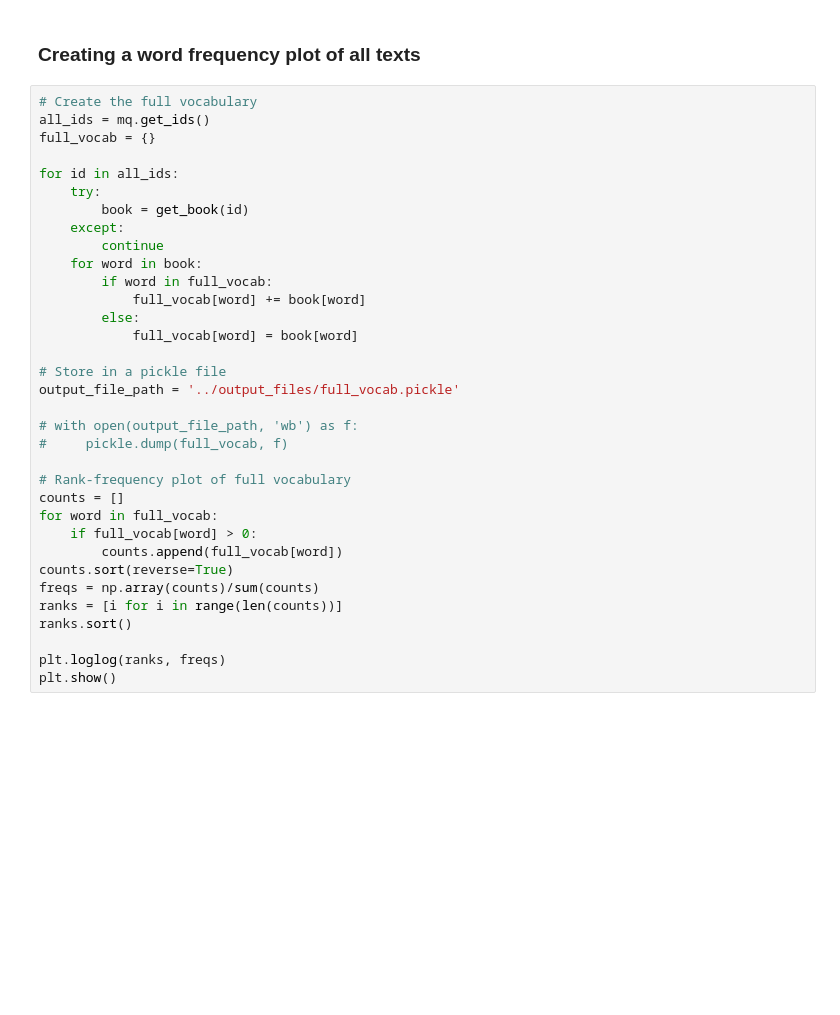
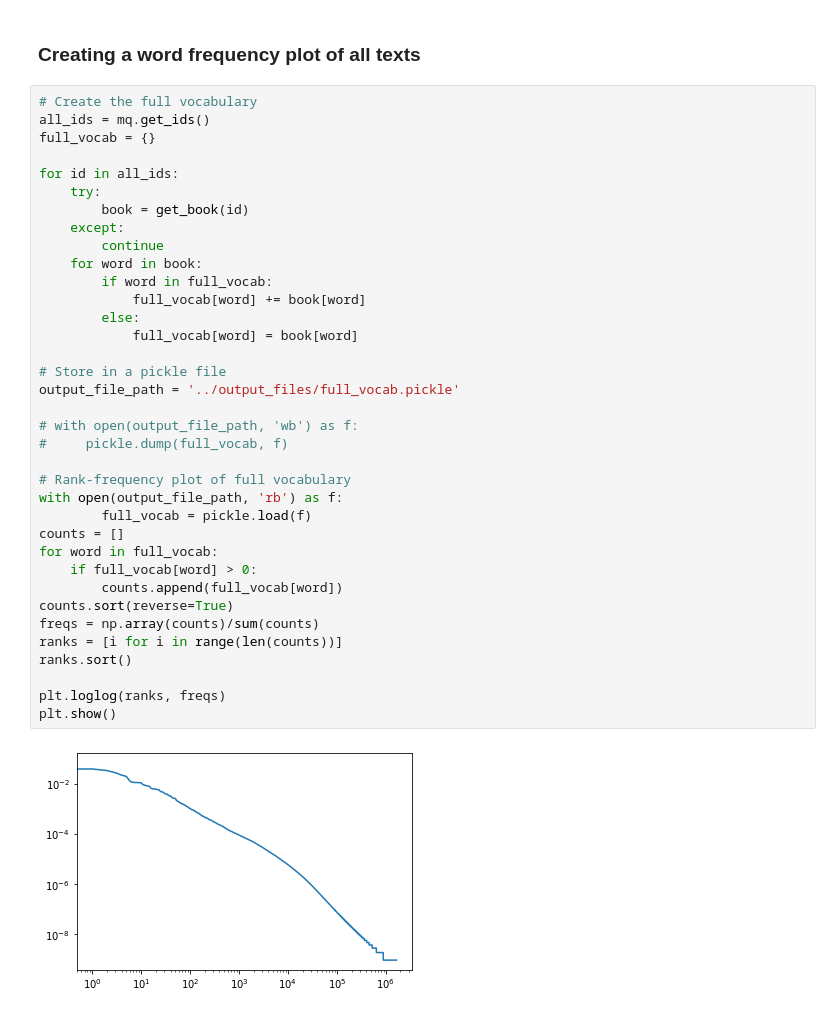
Before and after one commit to benjaminshade/quantifying-dissimilarity, a Jupyter notebook: gutenberg-analysis/final_analysis/misc_calculations.ipynb, the cells around one changed output. Cells and saved outputs as stored; diff of their text form; blank space fills up the shorter version.

```diff
--- a/gutenberg-analysis/final_analysis/misc_calculations.ipynb
+++ b/gutenberg-analysis/final_analysis/misc_calculations.ipynb
@@ -416,30 +451,34 @@ full_vocab = {}
 
 for id in all_ids:
     try:
         book = get_book(id)
     except:
         continue
     for word in book:
         if word in full_vocab:
             full_vocab[word] += book[word]
         else:
             full_vocab[word] = book[word]
 
 # Store in a pickle file
 output_file_path = '../output_files/full_vocab.pickle'
 
 # with open(output_file_path, 'wb') as f:
 #     pickle.dump(full_vocab, f)
 
 # Rank-frequency plot of full vocabulary
+with open(output_file_path, 'rb') as f:
+        full_vocab = pickle.load(f)
 counts = []
 for word in full_vocab:
     if full_vocab[word] > 0:
         counts.append(full_vocab[word])
 counts.sort(reverse=True)
 freqs = np.array(counts)/sum(counts)
 ranks = [i for i in range(len(counts))]
 ranks.sort()
 
 plt.loglog(ranks, freqs)
 plt.show()
+# %% [output]
+[figure, added]
```
Also changed, not shown: parts of 6 cells of this notebook, 11 other files.
